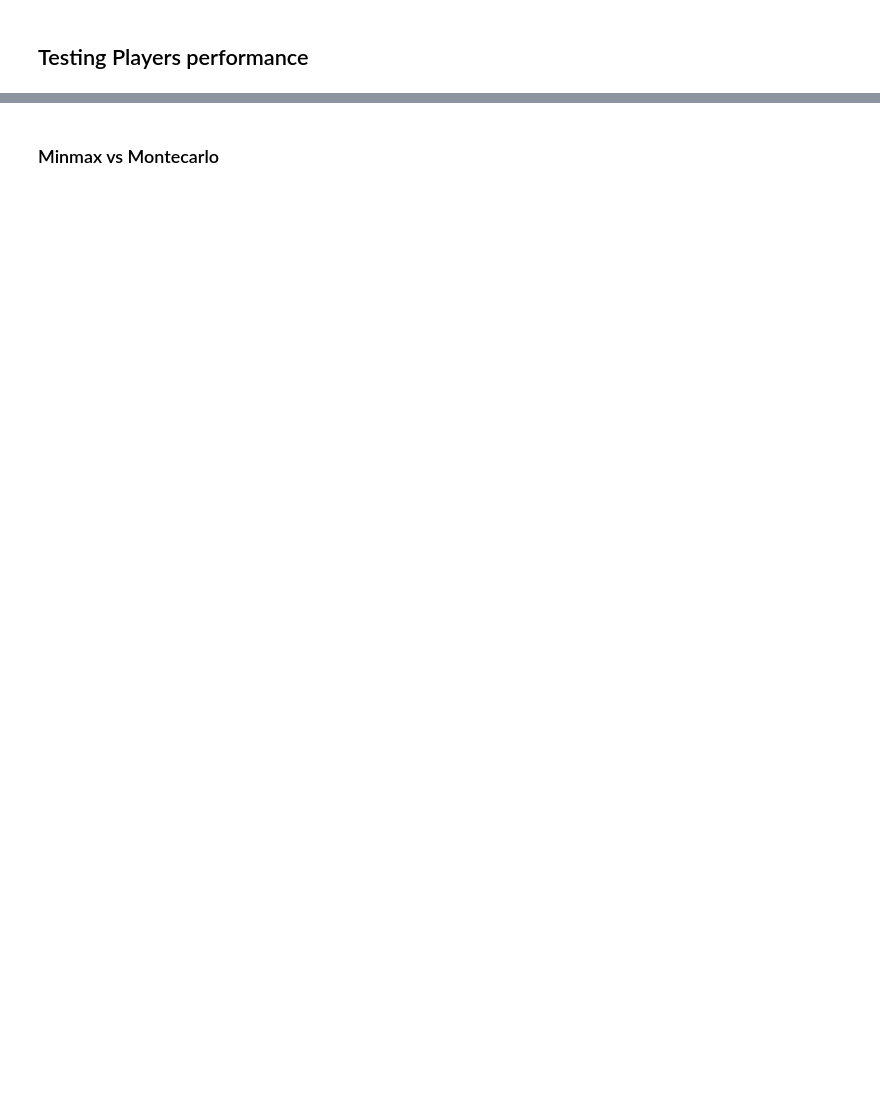
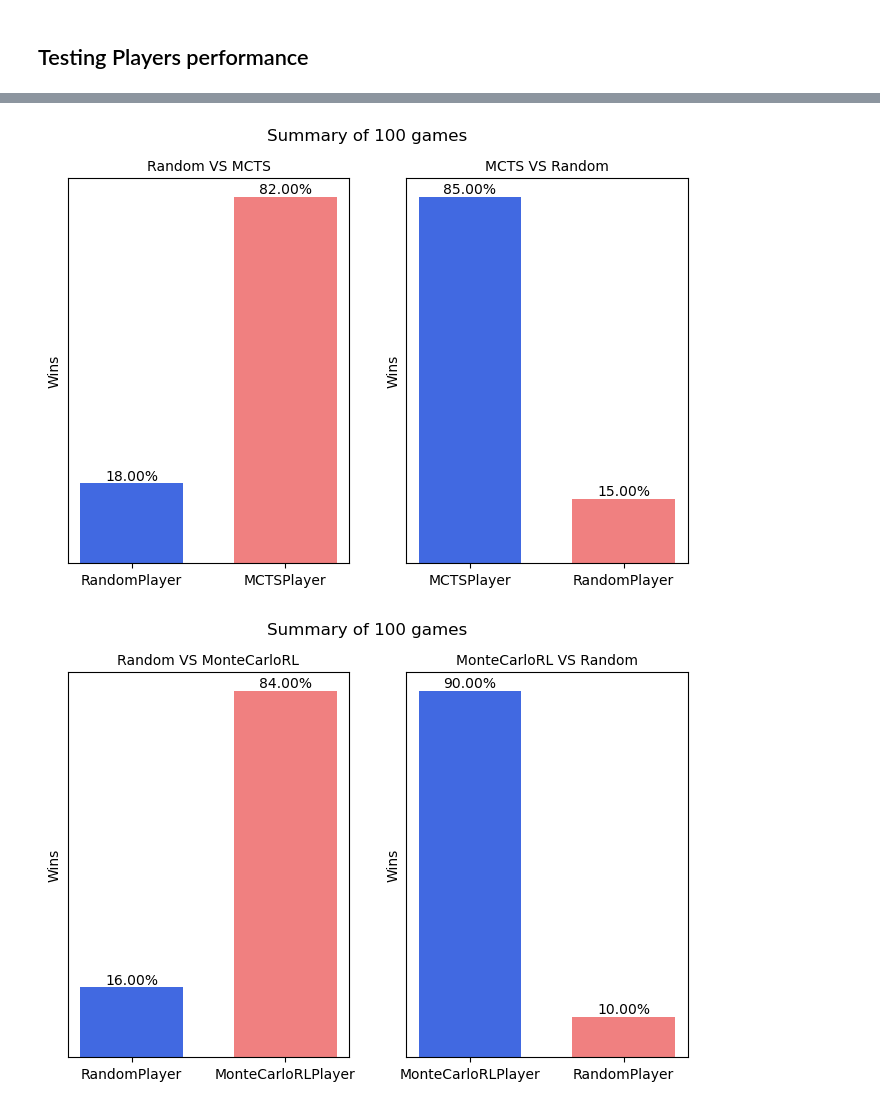
Before and after one commit to FarInHeight/Computational-Intelligence-Project, a Jupyter notebook: project_summary.ipynb, the cells around one changed output, grey strips where cells are left out. Saved outputs shown, nothing was run; the diff lists cells and outputs as text; code cells hidden in the pictures; blank space fills up the shorter version.

```diff
--- a/project_summary.ipynb
+++ b/project_summary.ipynb
@@ -192,6 +132,6 @@ minmax_player_1.load('agents/minmax_player1_agent1')
 # %%
 # create the first player
-player1 = monte_carlo_rl_agent
+player1 = monte_carlo_rl_player
 # create the second player
 player2 = RandomPlayer()
 # create a new game
@@ -257,7 +215,10 @@ def show_game_statistics(player1: Player, player2: Player, n_games: int) -> None
         # specify the y-axis label
         plt.ylabel('Wins')
         # specify the title shared between the subplots
-        plt.title(f'{player1.__class__.__name__} VS {player2.__class__.__name__}')
+        plt.title(
+            f'{player1.__class__.__name__.replace("Player","")} VS {player2.__class__.__name__.replace("Player","")}',
+            fontsize=10,
+        )
 
     # specify the title shared between the subplots
     plt.suptitle(f'Summary of {n_games} games')
@@ -308,2 +224,0 @@ test(RandomPlayer(), AlphaBetaMinMaxPlayer(1, depth=3, symmetries=True), 1_00, 1
-# %% [markdown]
-### Minmax vs Montecarlo
@@ -312,0 +225,8 @@ test(monte_carlo_rl_agent, MinMaxPlayer(1, depth=2), 50, 0)
+# %%
+show_game_statistics(RandomPlayer(), MCTSPlayer(n_simulations=100, random=True), 100)
+show_game_statistics(RandomPlayer(), monte_carlo_rl_player, 100)
+show_game_statistics(RandomPlayer(), MinMaxPlayer(depth=2), 100)
+show_game_statistics(RandomPlayer(), AlphaBetaMinMaxPlayer(depth=2), 100)
+# %% [output]
+[figure, added]
+[figure, added]
```
Also changed, not shown: parts of 26 cells of this notebook, 12 other files.
